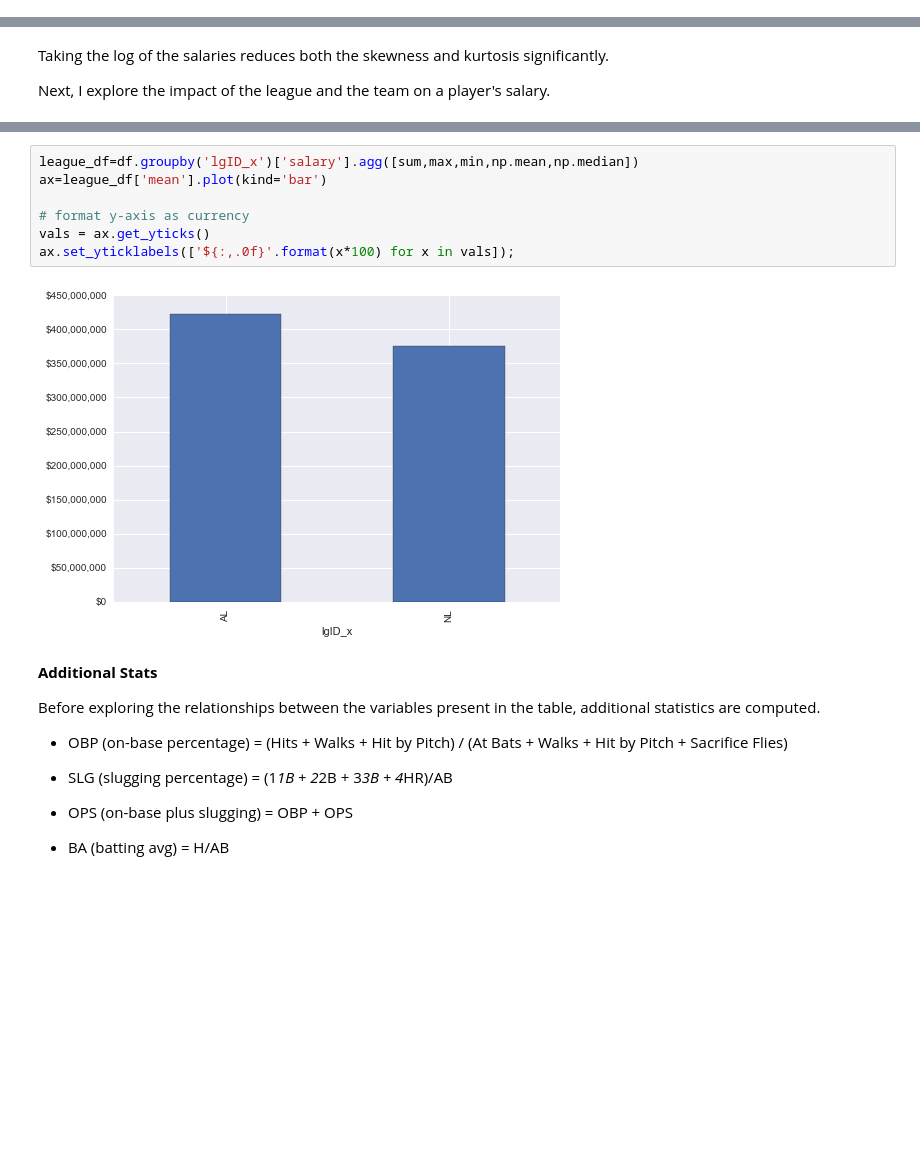
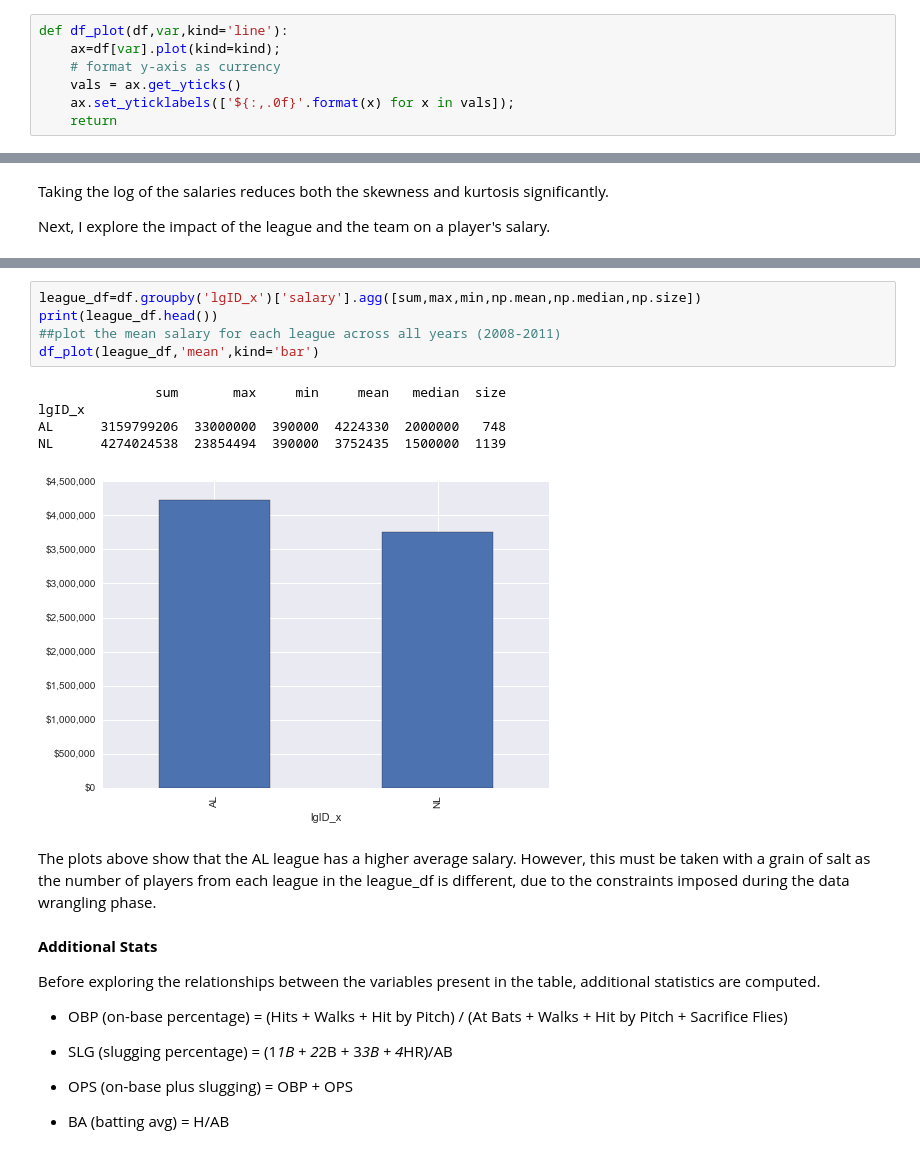
Before and after one commit to ian-whitestone/UD170, a Jupyter notebook: UD170 - Data Exploration - Batters.ipynb, the cells around one changed output, grey strips where cells are left out. Drawn from its saved outputs; the diff is of its cells as text; blank space fills up the shorter version.

```diff
--- a/UD170 - Data Exploration - Batters.ipynb
+++ b/UD170 - Data Exploration - Batters.ipynb
@@ -239 +239,8 @@ yearly_df
+# %%
+def df_plot(df,var,kind='line'):
+    ax=df[var].plot(kind=kind);
+    # format y-axis as currency
+    vals = ax.get_yticks()
+    ax.set_yticklabels(['${:,.0f}'.format(x) for x in vals]);
+    return
 # %%
@@ -298,12 +297,16 @@ ax.set_yticklabels(['${:,.0f}'.format(x*100) for x in vals]);
 # %%
-league_df=df.groupby('lgID_x')['salary'].agg([sum,max,min,np.mean,np.median])
-ax=league_df['mean'].plot(kind='bar')
-
-# format y-axis as currency
-vals = ax.get_yticks()
-ax.set_yticklabels(['${:,.0f}'.format(x*100) for x in vals]);
+league_df=df.groupby('lgID_x')['salary'].agg([sum,max,min,np.mean,np.median,np.size])
+print(league_df.head())
+##plot the mean salary for each league across all years (2008-2011)
+df_plot(league_df,'mean',kind='bar')
 # %% [output]
+               sum       max     min     mean   median  size
+lgID_x
+AL      3159799206  33000000  390000  4224330  2000000   748
+NL      4274024538  23854494  390000  3752435  1500000  1139
-[figure, old version]
+[figure, new version]
+# %% [markdown]
+The plots above show that the AL league has a higher average salary. However, this must be taken with a grain of salt as the number of players from each league in the league_df is different, due to the constraints imposed during the data wrangling phase.
 # %% [markdown]
 **Additional Stats**
 
```
Also changed, not shown: parts of 16 cells of this notebook.
